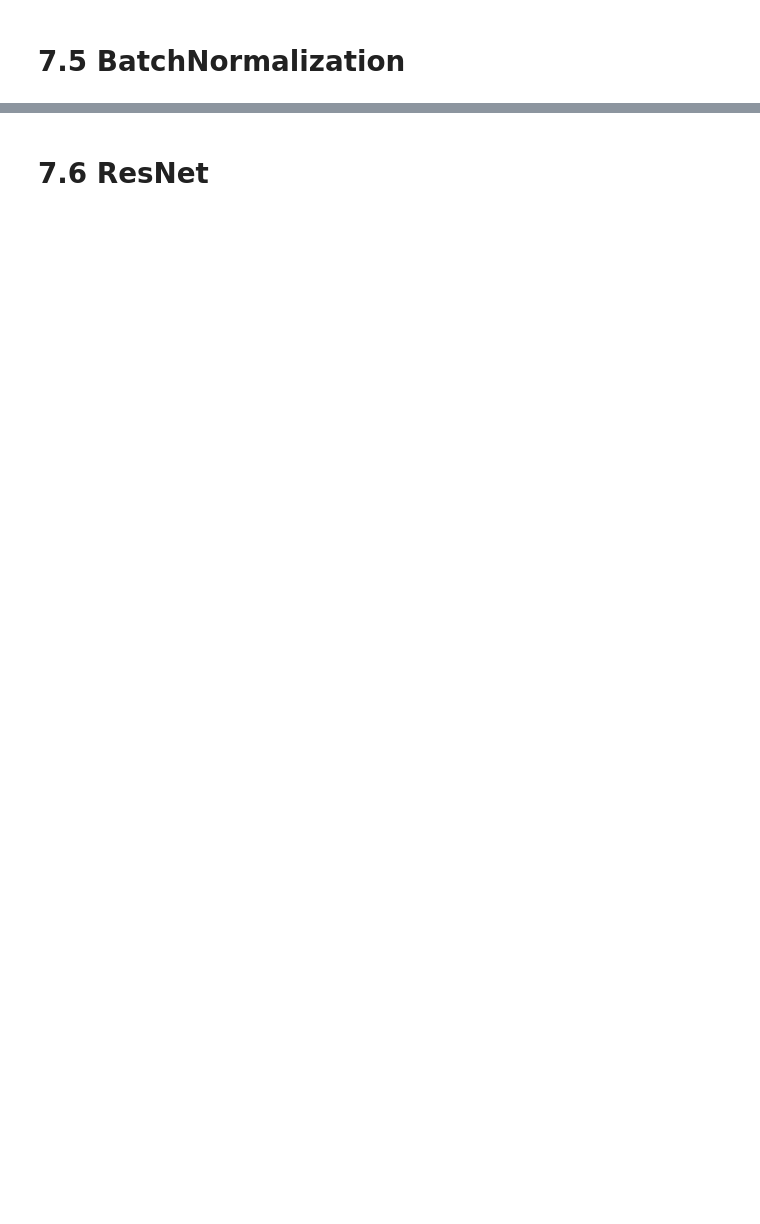
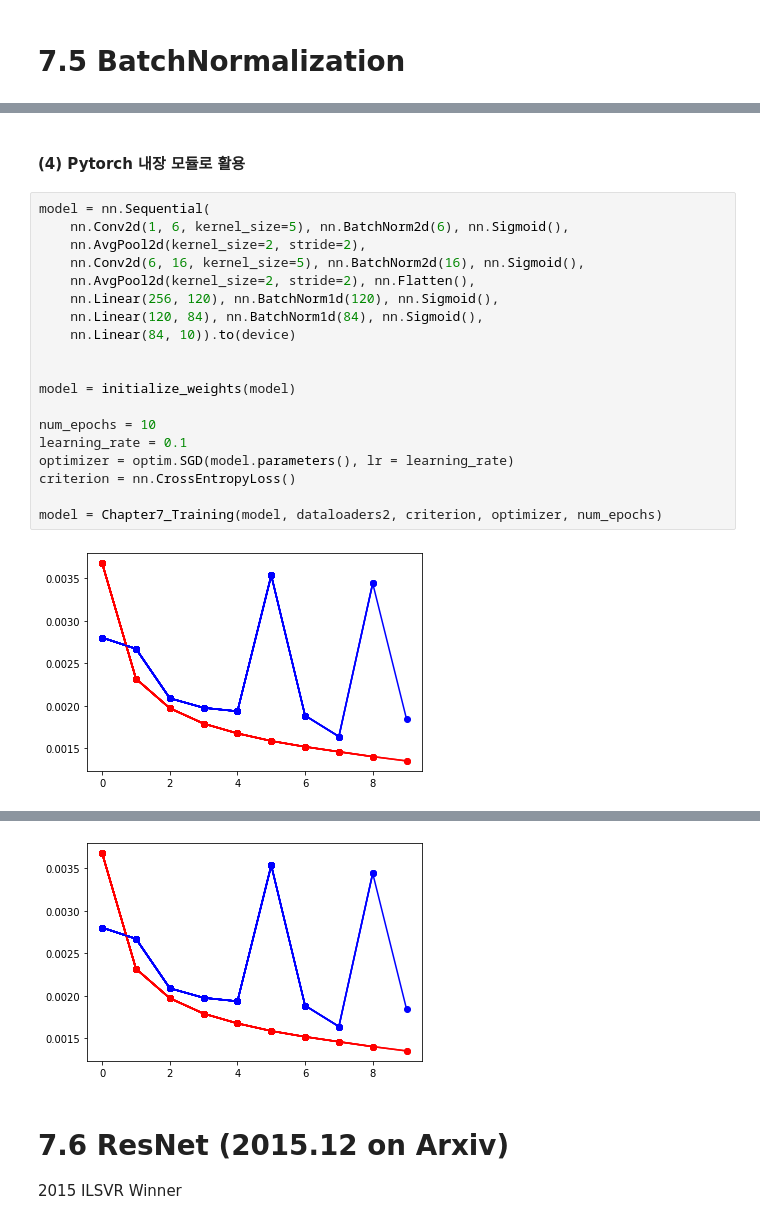
Before and after one commit to JayHong99/2022_Summer_BookReading, a Jupyter notebook: Chapter7/Book Reading Chapter 7 Part2.ipynb, the cells around one changed output, grey strips where cells are left out. Cells and saved outputs as stored; diff of their text form; blank space fills up the shorter version.

```diff
--- a/Chapter7/Book Reading Chapter 7 Part2.ipynb
+++ b/Chapter7/Book Reading Chapter 7 Part2.ipynb
@@ -304,0 +473,23 @@ AttributeError: module 'pylab' has no attribute 'plot'
+# %% [markdown]
+#### (4) Pytorch 내장 모듈로 활용
+# %%
+model = nn.Sequential(
+    nn.Conv2d(1, 6, kernel_size=5), nn.BatchNorm2d(6), nn.Sigmoid(),
+    nn.AvgPool2d(kernel_size=2, stride=2),
+    nn.Conv2d(6, 16, kernel_size=5), nn.BatchNorm2d(16), nn.Sigmoid(),
+    nn.AvgPool2d(kernel_size=2, stride=2), nn.Flatten(),
+    nn.Linear(256, 120), nn.BatchNorm1d(120), nn.Sigmoid(),
+    nn.Linear(120, 84), nn.BatchNorm1d(84), nn.Sigmoid(),
+    nn.Linear(84, 10)).to(device)
+
+
+model = initialize_weights(model)
+
+num_epochs = 10
+learning_rate = 0.1
+optimizer = optim.SGD(model.parameters(), lr = learning_rate)
+criterion = nn.CrossEntropyLoss()
+
+model = Chapter7_Training(model, dataloaders2, criterion, optimizer, num_epochs)
+# %% [output]
+[figure, added]
@@ -305,2 +497,4 @@ AttributeError: module 'pylab' has no attribute 'plot'
+[figure, added]
 # %% [markdown]
-# 7.6 ResNet
+# 7.6 ResNet (2015.12 on Arxiv)
+2015 ILSVR Winner
```
Also changed, not shown: parts of 45 cells of this notebook.
